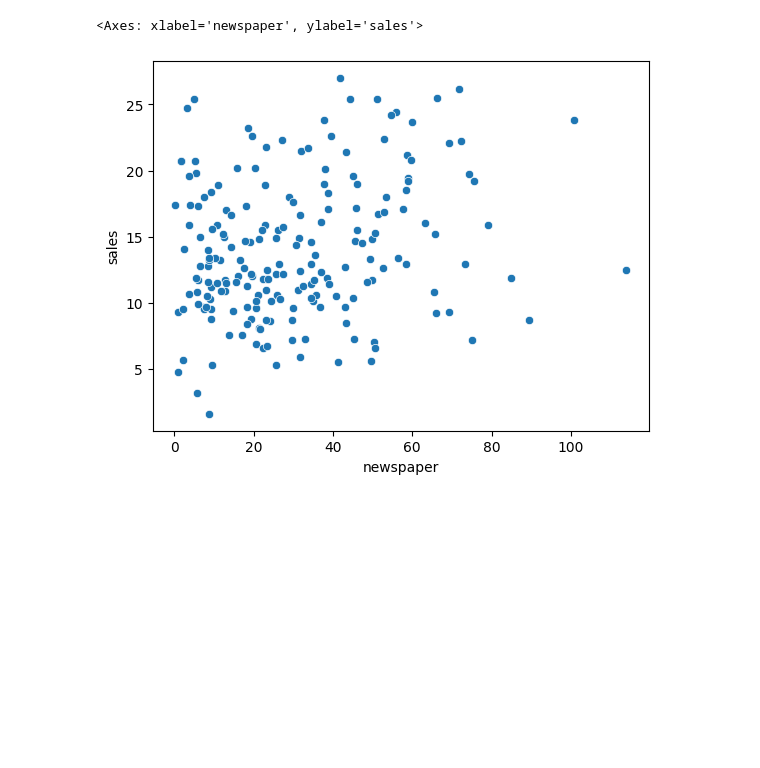
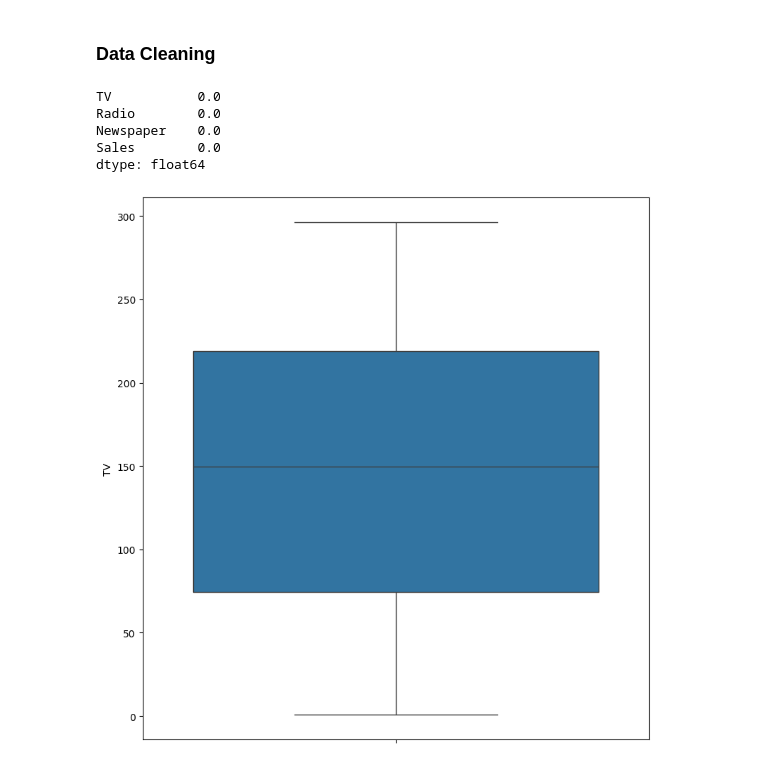
Before and after one commit to CodeEZ-Dev/Datascience_notes, a Jupyter notebook: Advertising_sales/advertising_sale.ipynb, the cells around one changed output. Saved outputs shown, nothing was run; the diff lists cells and outputs as text; code cells hidden in the pictures; blank space fills up the shorter version.

```diff
--- a/Advertising_sales/advertising_sale.ipynb
+++ b/Advertising_sales/advertising_sale.ipynb
@@ -56,6 +56,19 @@ df.describe()
-# %%
-sns.scatterplot(data = df, x='newspaper', y = 'sales')
-# %% [output]
-<Axes: xlabel='newspaper', ylabel='sales'>
-[figure, removed]
+# %% [markdown]
+### Data Cleaning
+# %%
+# Checking Null values
+df.isnull().sum()*100/df.shape[0]
+# There are no NULL values in the dataset, hence it is clean.
+# %% [output]
+TV           0.0
+Radio        0.0
+Newspaper    0.0
+Sales        0.0
+dtype: float64
+# %%
+plt.figure(figsize = (8,8))
+plt1 = sns.boxplot(df['TV'])
+plt.tight_layout()
+# %% [output]
+[figure, added]
 # %%
```
Also changed, not shown: parts of 66 cells of this notebook, 8 other files.
